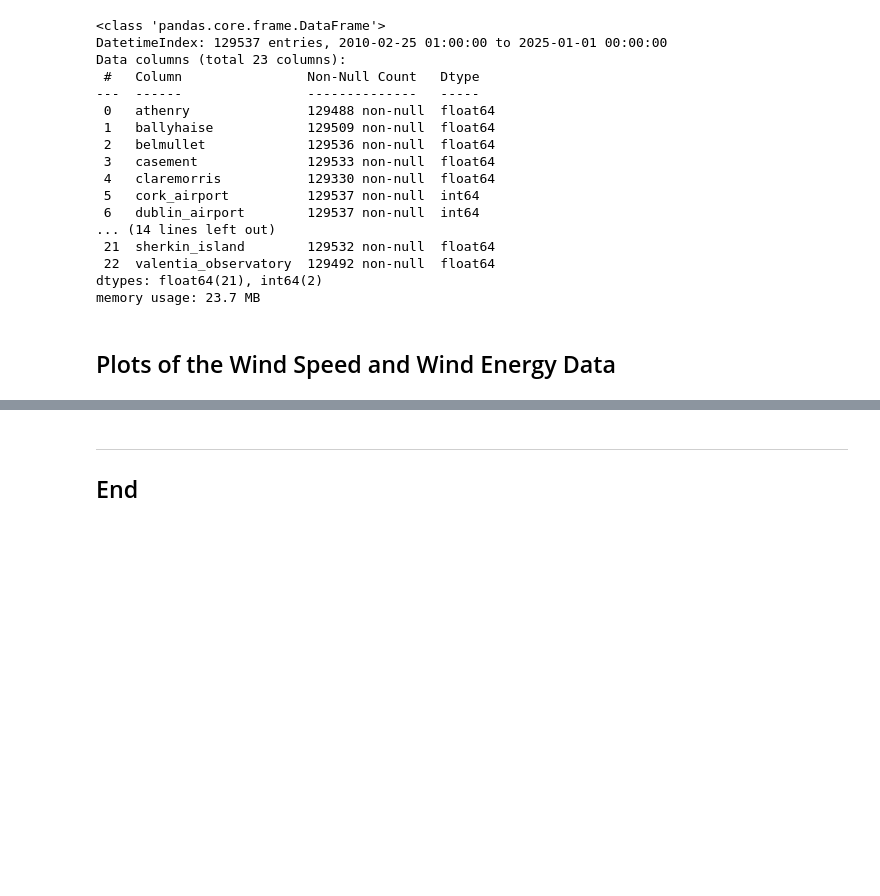
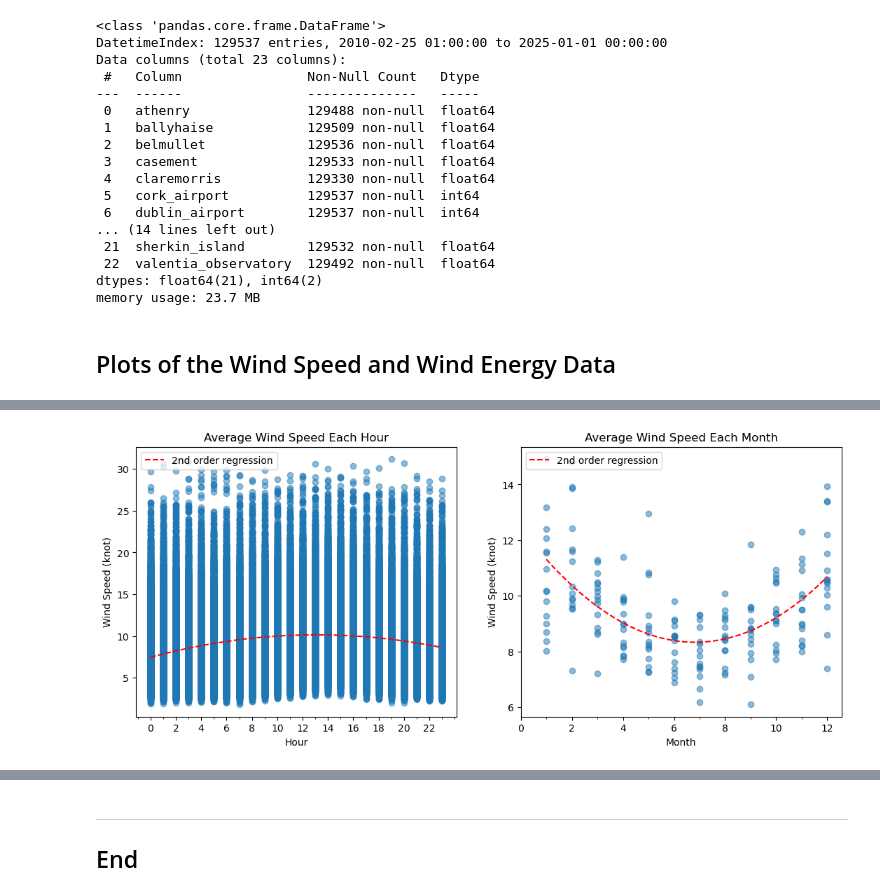
Before and after one commit to eoghanpw/PFDA-project, a Jupyter notebook: project.ipynb, the cells around one changed output, grey strips where cells are left out. Cells and saved outputs as stored; diff of their text form; code cells hidden in the pictures; blank space fills up the shorter version.

Commit message:
Clean up text, spell check, code linting and fix map

```diff
--- a/project.ipynb
+++ b/project.ipynb
@@ -718,0 +203,81 @@ plt.show()
+# %%
+# Let's check if any correlation between the time of day/month and the wind speed.
+
+####
+# Create new dataframe with hour and mean wind speed.
+hourly_mean = pd.DataFrame(hourly_df.mean(axis=1), columns=['wdsp'])
+hourly_mean['hour'] = hourly_mean.index.hour
+
+# Correlation between wind speed and hour.
+corr_wind_hour = hourly_mean['hour'].corr(hourly_mean['wdsp'])
+print(f'Hourly correlation: {corr_wind_hour}')
+
+# Plot the hourly wind.
+fig, (ax1, ax2) = plt.subplots(nrows=1, ncols=2, figsize=(13, 5))
+
+x_h = hourly_mean['hour']
+y_h = hourly_mean['wdsp']
+
+ax1.scatter(x_h, y_h, color='tab:blue', alpha=0.5)
+
+# Fit a 2nd order polynomial to the data
+# https://numpy.org/doc/stable/reference/generated/numpy.polyfit.html
+coefficients = np.polyfit(x_h, y_h, 2)
+polynomial = np.poly1d(coefficients)
+
+# Generate x values for the regression line.
+x_h_reg = np.linspace(min(x_h), max(x_h))
+y_h_reg = polynomial(x_h_reg)
+
+# Plot the regression line.
+ax1.plot(x_h_reg, y_h_reg, 'r--', label='2nd order regression')
+
+xticks = np.arange(0, 24, 2)
+ax1.set_xticks(xticks)
+ax1.xaxis.set_minor_locator(AutoMinorLocator(2))
+ax1.set_xlabel('Hour')
+ax1.set_ylabel('Wind Speed (knot)')
+ax1.set_title('Average Wind Speed Each Hour')
+
+ax1.legend(loc=2)
+
+####
+# Create new dataframe with month and mean wind speed.
+monthly_df = hourly_df.resample('MS').mean()
+
+monthly_mean = pd.DataFrame(monthly_df.mean(axis=1), columns=['wdsp'])
+monthly_mean['month'] = monthly_df.index.month
+
+# Correlation between wind speed and month.
+corr_wind_month = monthly_mean['month'].corr(monthly_mean['wdsp'])
+print(f'Monthly correlation: {corr_wind_month}')
+
+# Plot the monthly wind.
+x_m = monthly_mean['month']
+y_m = monthly_mean['wdsp']
+
+ax2.scatter(x_m, y_m, color='tab:blue', alpha=0.5)
+
+# Fit a 2nd order polynomial to the data
+coefficients = np.polyfit(x_m, y_m, 2)
+polynomial = np.poly1d(coefficients)
+
+# Generate x values for the regression line.
+x_m_reg = np.linspace(min(x_m), max(x_m))
+y_m_reg = polynomial(x_m_reg)
+
+# Plot the regression line.
+ax2.plot(x_m_reg, y_m_reg, 'r--', label='2nd order regression')
+
+xticks = np.arange(0, 13, 2)
+ax2.set_xticks(xticks)
+ax2.xaxis.set_minor_locator(AutoMinorLocator(2))
+ax2.set_xlabel('Month')
+ax2.set_ylabel('Wind Speed (knot)')
+ax2.set_title('Average Wind Speed Each Month')
+
+ax2.legend(loc=2)
+
+# Show plot.
+plt.show()
+# %% [output]
@@ -718,0 +286 @@ plt.show()
+[figure, added]
```
Also changed, not shown: parts of 60 cells of this notebook, 1 other file.
